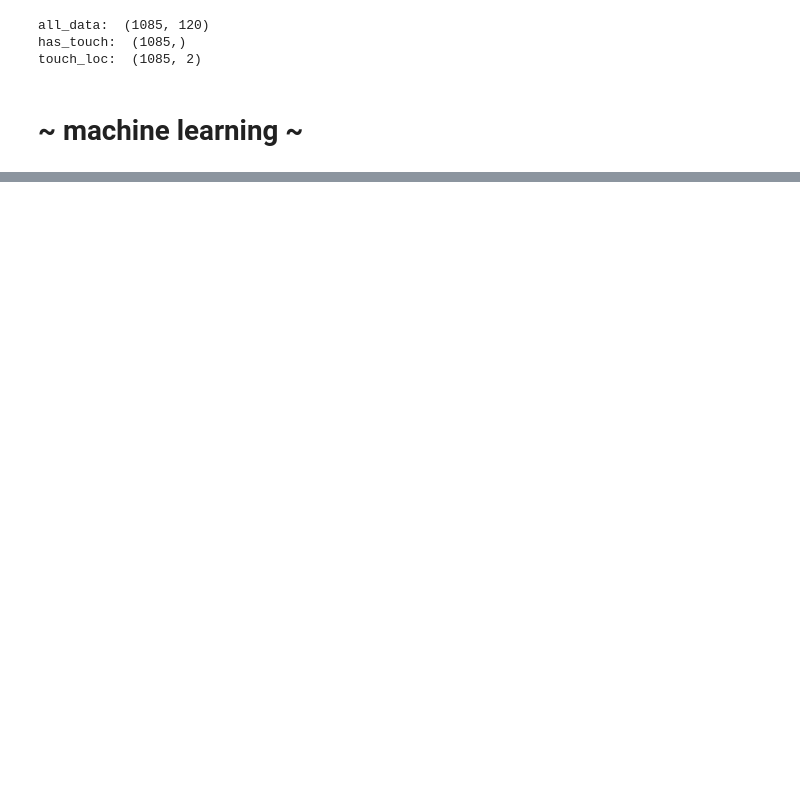
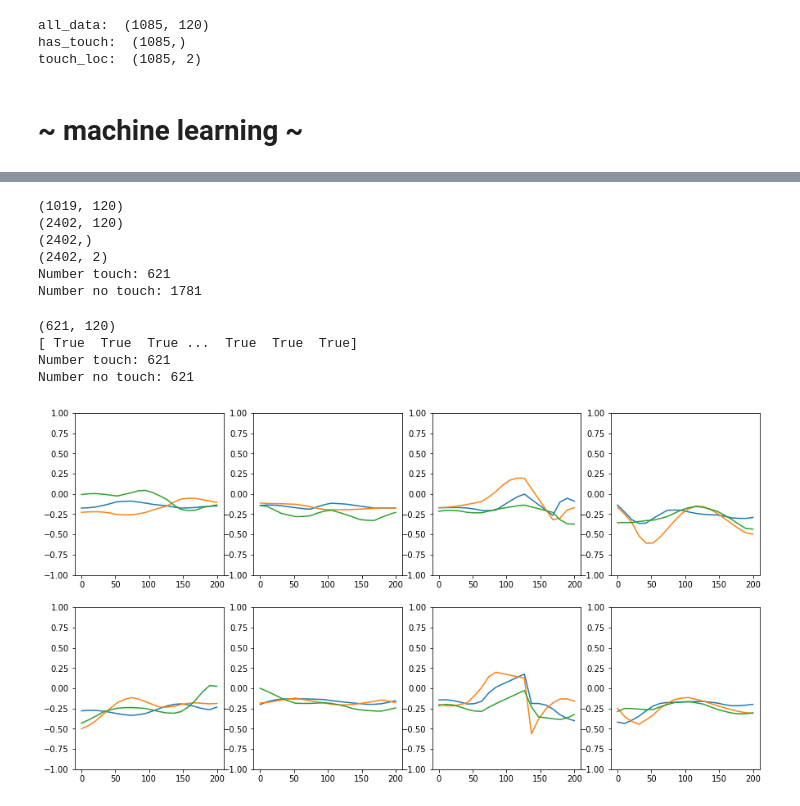
Before and after one commit to jlin816/gyrosec, a Jupyter notebook: preprocess.ipynb, the cells around one changed output, grey strips where cells are left out. Cells and saved outputs as stored; diff of their text form; code cells hidden in the pictures; blank space fills up the shorter version.

```diff
--- a/preprocess.ipynb
+++ b/preprocess.ipynb
@@ -246,3 +249,77 @@ Non-trainable params: 0
 _________________________________________________________________
 # %%
 skf = StratifiedKFold(n_splits = 5)
+# %%
+all_datasets = ["dataPixelRHandStandingRandomShortPressesSpacedOut",
+               "dataPixelRHandStandingRandomShortPressesSpacedOut2"]
+
+X = []
+has_touch_y = []
+touch_loc_y = []
+for dataset in all_datasets:
+    X.append(np.load("processed/{}_x.npy".format(dataset)))
+    has_touch_y.append(np.load("processed/{}_has_touch_y.npy".format(dataset)))
+    touch_loc_y.append(np.load("processed/{}_touch_loc_y.npy".format(dataset)))
+
+print(X[0].shape)
+
+X = np.concatenate(X, axis=0)
+has_touch_y = np.concatenate(has_touch_y, axis=0)
+touch_loc_y = np.concatenate(touch_loc_y, axis=0)
+print(X.shape)
+print(has_touch_y.shape)
+print(touch_loc_y.shape)
+
+print("Number touch:", np.sum(has_touch_y == 1))
+print("Number no touch:", np.sum(has_touch_y == -1))
+# %% [output]
+(1019, 120)
+(2402, 120)
+(2402,)
+(2402, 2)
+Number touch: 621
+Number no touch: 1781
+# %%
+# Make balanced
+X_with_touch = X[has_touch_y == 1]
+print(X_with_touch.shape)
+print(has_touch_y == -1)
+X_no_touch = X[has_touch_y == -1][:len(X_with_touch)]
+
+has_touch_y_with_touch = has_touch_y[has_touch_y == 1]
+has_touch_y_no_touch = has_touch_y[has_touch_y == -1][:len(X_with_touch)]
+
+X_balanced = np.concatenate([X_with_touch, X_no_touch])
+has_touch_y_balanced = np.concatenate([has_touch_y_with_touch, has_touch_y_no_touch])
+
+print("Number touch:", np.sum(has_touch_y_balanced == 1))
+print("Number no touch:", np.sum(has_touch_y_balanced == -1))
+# %% [output]
+(621, 120)
+[ True  True  True ...  True  True  True]
+Number touch: 621
+Number no touch: 621
+# %%
+nrows = 2
+ncols = 4
+X = X.reshape((-1, samples_per_window, 6))
+
+fig, axes = plt.subplots(nrows, ncols, figsize=(15, 8))
+axes = axes.reshape(-1)
+
+count = 0
+for i in range(50,len(has_touch_y_balanced)):
+    if has_touch_y_balanced[i] == 1:
+        if count == nrows * ncols: break
+        #axes[count].plot(np.linspace(0, window_size_ms, num=samples_per_window), X[i,:,0])
+        #axes[count].plot(np.linspace(0, window_size_ms, num=samples_per_window), X[i,:,1])
+        #axes[count].plot(np.linspace(0, window_size_ms, num=samples_per_window), X[i,:,2])
+        axes[count].plot(np.linspace(0, window_size_ms, num=samples_per_window), X[i,:,3])
+        axes[count].plot(np.linspace(0, window_size_ms, num=samples_per_window), X[i,:,4])
+        axes[count].plot(np.linspace(0, window_size_ms, num=samples_per_window), X[i,:,5])
+        axes[count].set_ylim(-1, 1)
+        count += 1
+
+fig.show()
+# %% [output]
+[figure, added]
```
Also changed, not shown: parts of 9 cells of this notebook.
